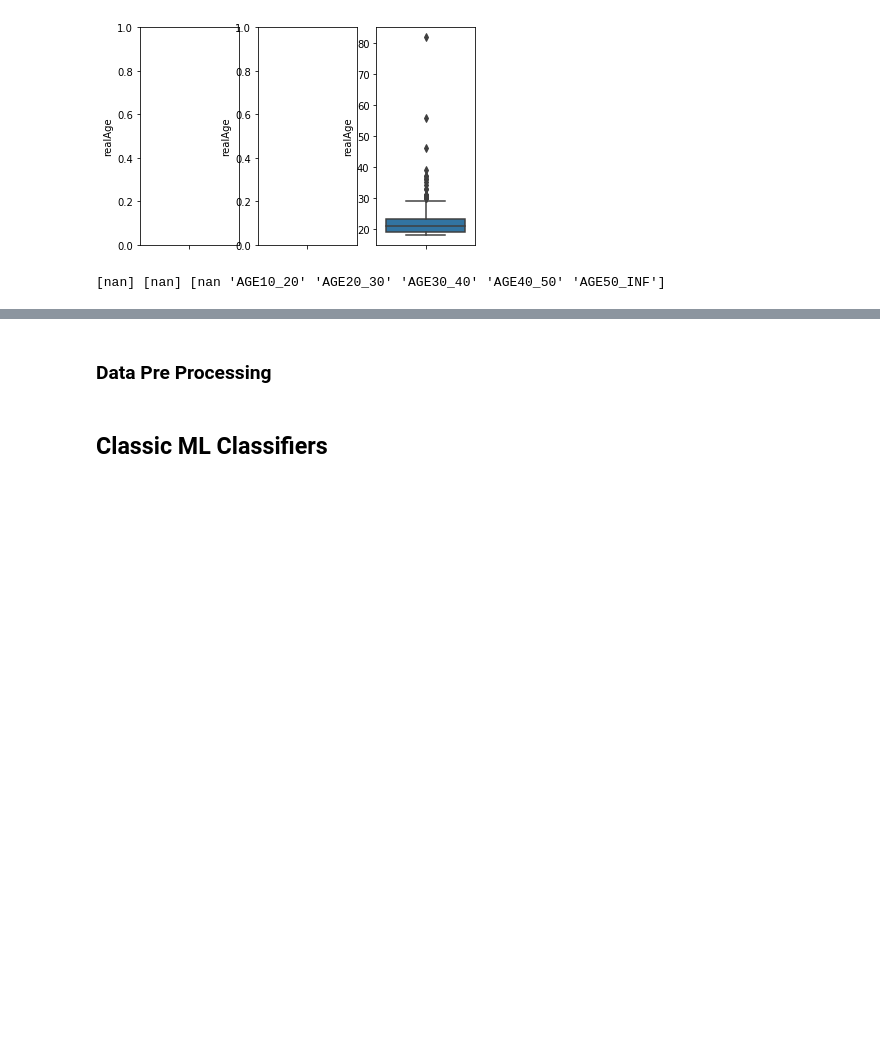
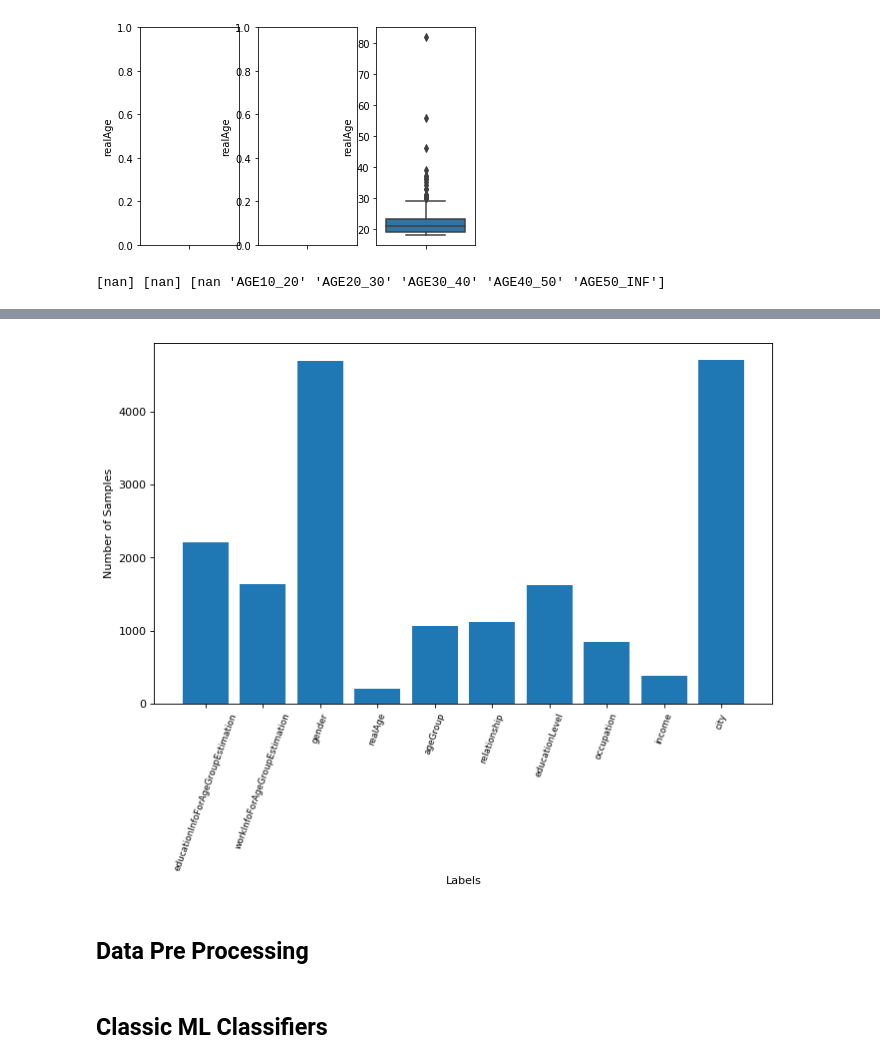
Before and after one commit to shivammehta007/Social-Network-Analysis, a Jupyter notebook: Demographic_Prediction.ipynb, the cells around one changed output, grey strips where cells are left out. Drawn from its saved outputs; the diff is of its cells as text; code cells hidden in the pictures; blank space fills up the shorter version.

```diff
--- a/Demographic_Prediction.ipynb
+++ b/Demographic_Prediction.ipynb
@@ -139,5 +178,9 @@ print(file_london['ageGroup'].unique(), file_newyork['ageGroup'].unique(), file_
+# %%
+plot_class(file_singapore)
+# %% [output]
+[figure, added]
 # %% [markdown]
-### Data Pre Processing
+## Data Pre Processing
 # %%
 class PreProcessor:
     """
```
Also changed, not shown: parts of 8 cells of this notebook.
